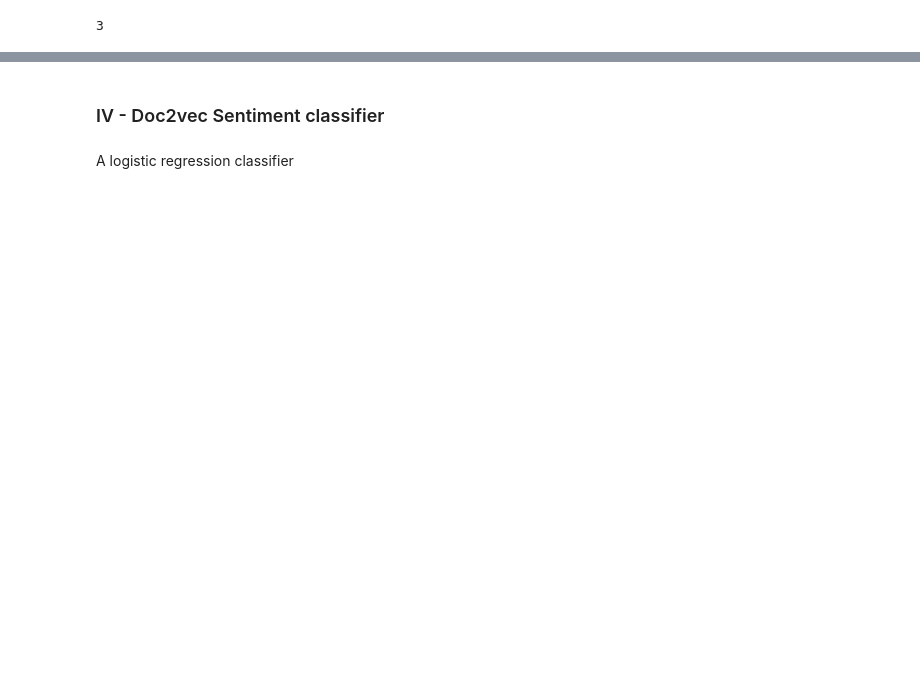
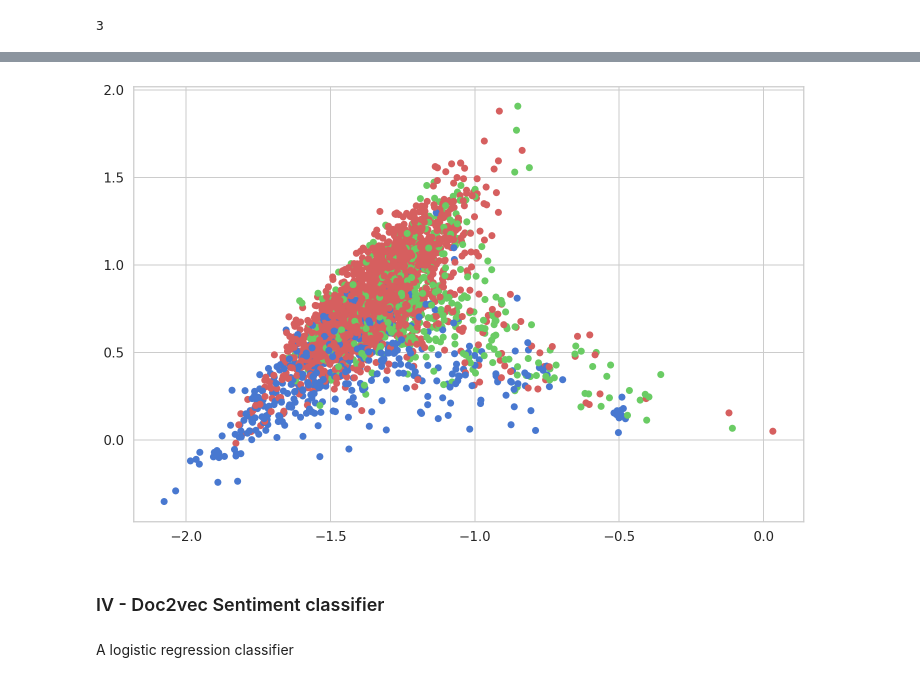
Before and after one commit to IhabBendidi/sentiment_embeddings, a Jupyter notebook: sentiment_embeddings.ipynb, the cells around one changed output, grey strips where cells are left out. Cells and saved outputs as stored; diff of their text form; code cells hidden in the pictures; blank space fills up the shorter version.

```diff
--- a/sentiment_embeddings.ipynb
+++ b/sentiment_embeddings.ipynb
@@ -1238,3 +1224,14 @@ ax.scatter(df_pca_test[0].to_list(), df_pca_test[1].to_list(),df_pca_test[2].to_
+# %%
+colormap = np.array(['r', 'g', 'b'])
+# Red -> negative
+# Green -> neutral
+# Blue -> positive
+plt.scatter(df_pca_test[1], df_pca_test[2], c=colormap[df_pca_test['y_test']])
+
+#plt.savefig('ScatterClassPlot.png')
+plt.show()
+# %% [output]
+[figure, added]
 # %% [markdown]
 ### IV - Doc2vec Sentiment classifier
 # %% [markdown]
```
Also changed, not shown: parts of 24 cells of this notebook.
